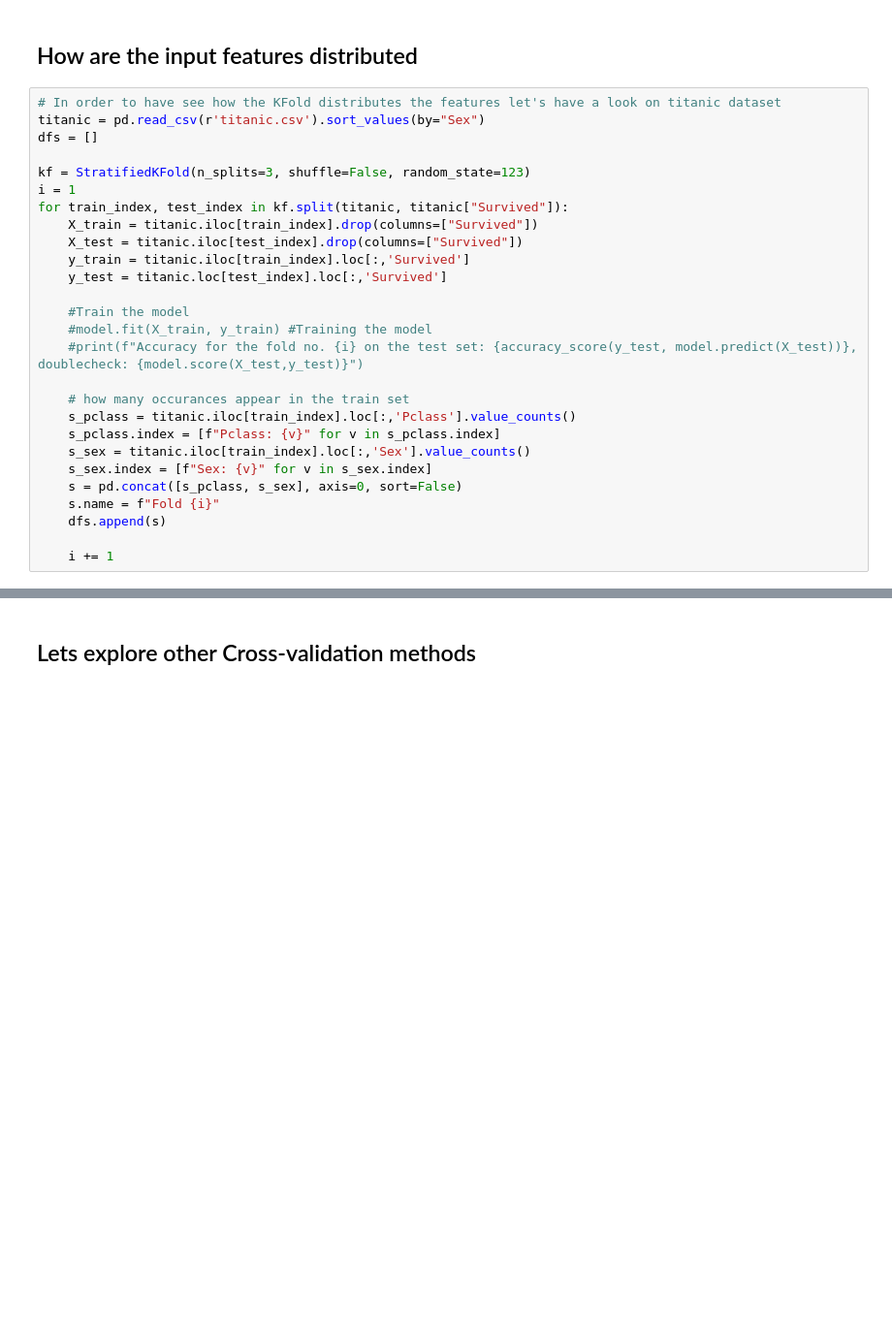
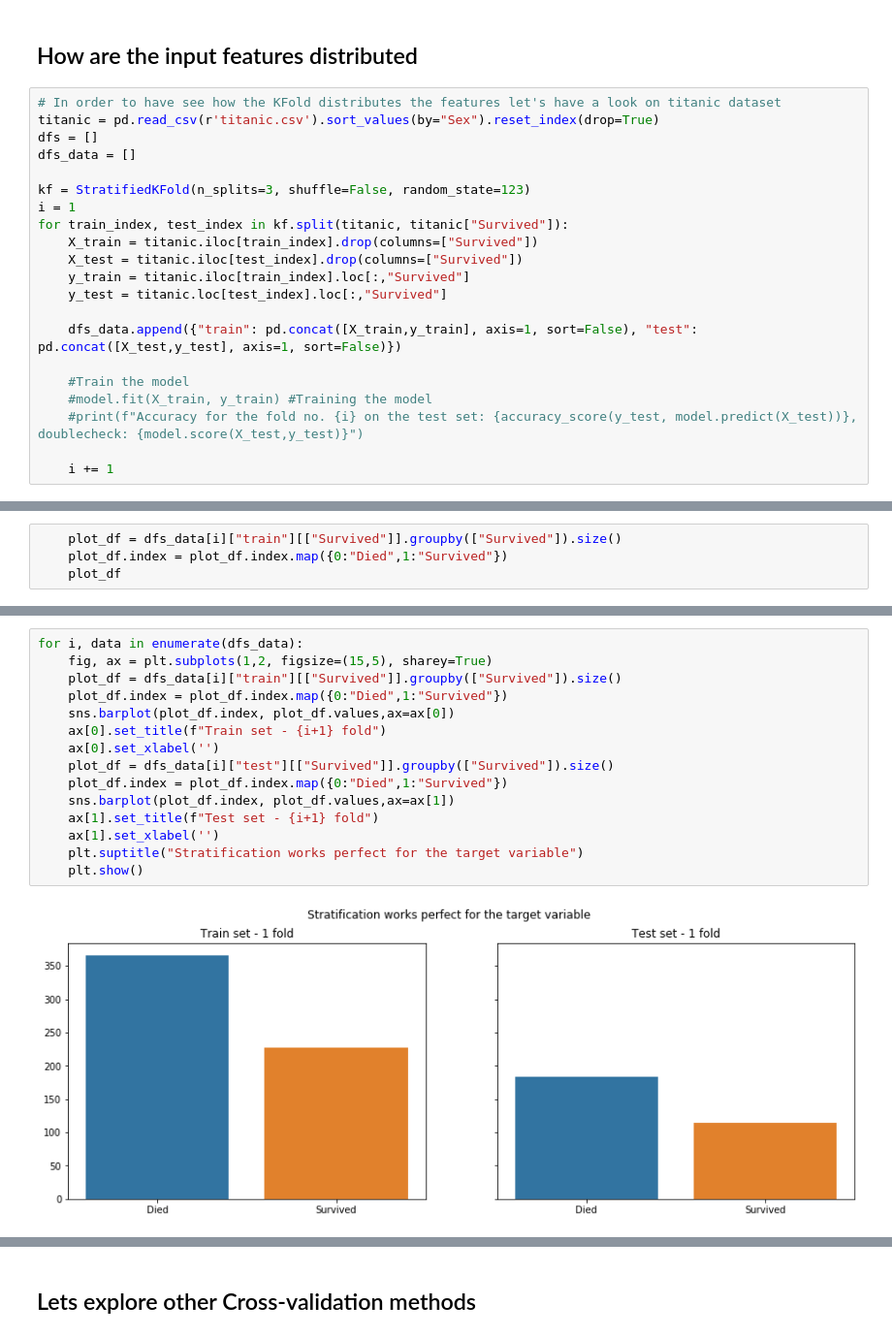
Before and after one commit to vaasha/Machine-leaning-in-examples, a Jupyter notebook: sklearn/cross-validation/Cross Validation.ipynb, the cells around one changed output, grey strips where cells are left out. Shown: that part at 97% size. Cells and saved outputs as stored; diff of their text form; blank space fills up the shorter version.

```diff
--- a/sklearn/cross-validation/Cross Validation.ipynb
+++ b/sklearn/cross-validation/Cross Validation.ipynb
@@ -362,28 +362,22 @@ Accuracy for the fold no. 2 on the test set: 0.9583333333333334
 ## How are the input features distributed
 # %%
 # In order to have see how the KFold distributes the features let's have a look on titanic dataset
-titanic = pd.read_csv(r'titanic.csv').sort_values(by="Sex")
+titanic = pd.read_csv(r'titanic.csv').sort_values(by="Sex").reset_index(drop=True)
 dfs = []
+dfs_data = []
 
 kf = StratifiedKFold(n_splits=3, shuffle=False, random_state=123)
 i = 1
 for train_index, test_index in kf.split(titanic, titanic["Survived"]):
     X_train = titanic.iloc[train_index].drop(columns=["Survived"])
     X_test = titanic.iloc[test_index].drop(columns=["Survived"])
-    y_train = titanic.iloc[train_index].loc[:,'Survived']
-    y_test = titanic.loc[test_index].loc[:,'Survived']
+    y_train = titanic.iloc[train_index].loc[:,"Survived"]
+    y_test = titanic.loc[test_index].loc[:,"Survived"]
+
+    dfs_data.append({"train": pd.concat([X_train,y_train], axis=1, sort=False), "test": pd.concat([X_test,y_test], axis=1, sort=False)})
 
     #Train the model
     #model.fit(X_train, y_train) #Training the model
     #print(f"Accuracy for the fold no. {i} on the test set: {accuracy_score(y_test, model.predict(X_test))}, doublecheck: {model.score(X_test,y_test)}")
 
-    # how many occurances appear in the train set
-    s_pclass = titanic.iloc[train_index].loc[:,'Pclass'].value_counts()
-    s_pclass.index = [f"Pclass: {v}" for v in s_pclass.index]
-    s_sex = titanic.iloc[train_index].loc[:,'Sex'].value_counts()
-    s_sex.index = [f"Sex: {v}" for v in s_sex.index]
-    s = pd.concat([s_pclass, s_sex], axis=0, sort=False)
-    s.name = f"Fold {i}"
-    dfs.append(s)
-
     i += 1
@@ -398,0 +384,4 @@ pd.concat(dfs,axis=1, sort=False)
+# %%
+    plot_df = dfs_data[i]["train"][["Survived"]].groupby(["Survived"]).size()
+    plot_df.index = plot_df.index.map({0:"Died",1:"Survived"})
+    plot_df
@@ -398,0 +393,17 @@ pd.concat(dfs,axis=1, sort=False)
+# %%
+for i, data in enumerate(dfs_data):
+    fig, ax = plt.subplots(1,2, figsize=(15,5), sharey=True)
+    plot_df = dfs_data[i]["train"][["Survived"]].groupby(["Survived"]).size()
+    plot_df.index = plot_df.index.map({0:"Died",1:"Survived"})
+    sns.barplot(plot_df.index, plot_df.values,ax=ax[0])
+    ax[0].set_title(f"Train set - {i+1} fold")
+    ax[0].set_xlabel('')
+    plot_df = dfs_data[i]["test"][["Survived"]].groupby(["Survived"]).size()
+    plot_df.index = plot_df.index.map({0:"Died",1:"Survived"})
+    sns.barplot(plot_df.index, plot_df.values,ax=ax[1])
+    ax[1].set_title(f"Test set - {i+1} fold")
+    ax[1].set_xlabel('')
+    plt.suptitle("Stratification works perfect for the target variable")
+    plt.show()
+# %% [output]
+[figure, added]
```
Also changed, not shown: parts of 7 cells of this notebook.
